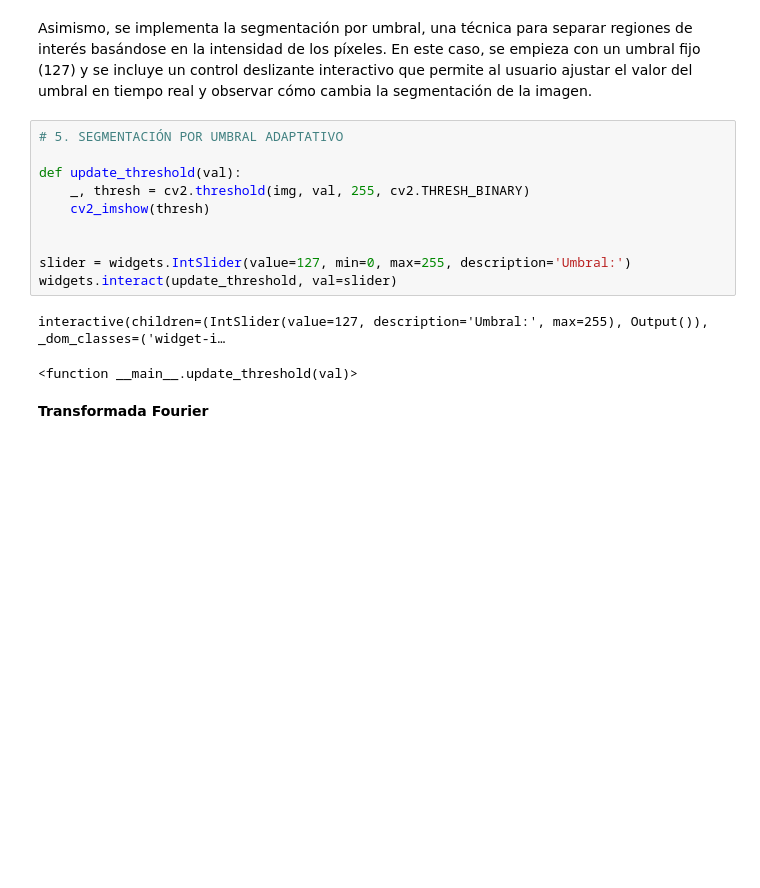
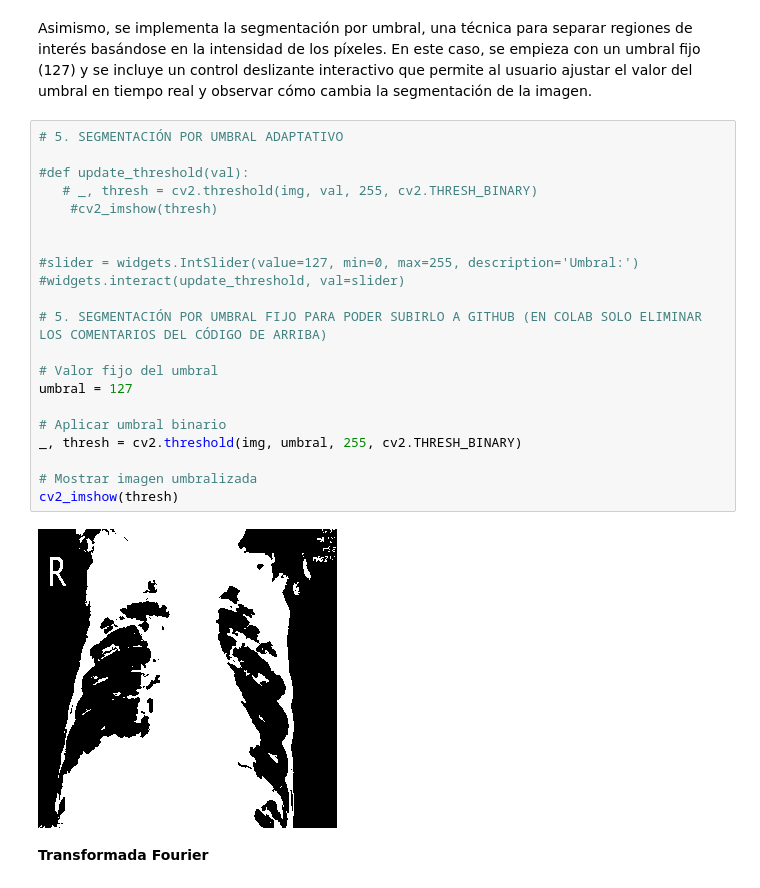
Before and after one commit to XimenaRamirezA/AI-FIME-2024, a Jupyter notebook: Proyecto_Final_PDI.ipynb, the cells around one changed output. Saved outputs shown, nothing was run; the diff lists cells and outputs as text; blank space fills up the shorter version.

Commit message:
Se creó con Colab

```diff
--- a/Proyecto_Final_PDI.ipynb
+++ b/Proyecto_Final_PDI.ipynb
@@ -146,16 +146,26 @@ Asimismo, se implementa la segmentación por umbral, una técnica para separar r
 # %%
 # 5. SEGMENTACIÓN POR UMBRAL ADAPTATIVO
 
-def update_threshold(val):
-    _, thresh = cv2.threshold(img, val, 255, cv2.THRESH_BINARY)
-    cv2_imshow(thresh)
+#def update_threshold(val):
+   # _, thresh = cv2.threshold(img, val, 255, cv2.THRESH_BINARY)
+    #cv2_imshow(thresh)
 
 
-slider = widgets.IntSlider(value=127, min=0, max=255, description='Umbral:')
-widgets.interact(update_threshold, val=slider)
+#slider = widgets.IntSlider(value=127, min=0, max=255, description='Umbral:')
+#widgets.interact(update_threshold, val=slider)
+
+# 5. SEGMENTACIÓN POR UMBRAL FIJO PARA PODER SUBIRLO A GITHUB (EN COLAB SOLO ELIMINAR LOS COMENTARIOS DEL CÓDIGO DE ARRIBA)
+
+# Valor fijo del umbral
+umbral = 127
+
+# Aplicar umbral binario
+_, thresh = cv2.threshold(img, umbral, 255, cv2.THRESH_BINARY)
+
+# Mostrar imagen umbralizada
+cv2_imshow(thresh)
 # %% [output]
-interactive(children=(IntSlider(value=127, description='Umbral:', max=255), Output()), _dom_classes=('widget-i…
-<function __main__.update_threshold(val)>
+[figure, added]
 # %% [markdown]
 **Transformada Fourier**
 # %% [markdown]
```
